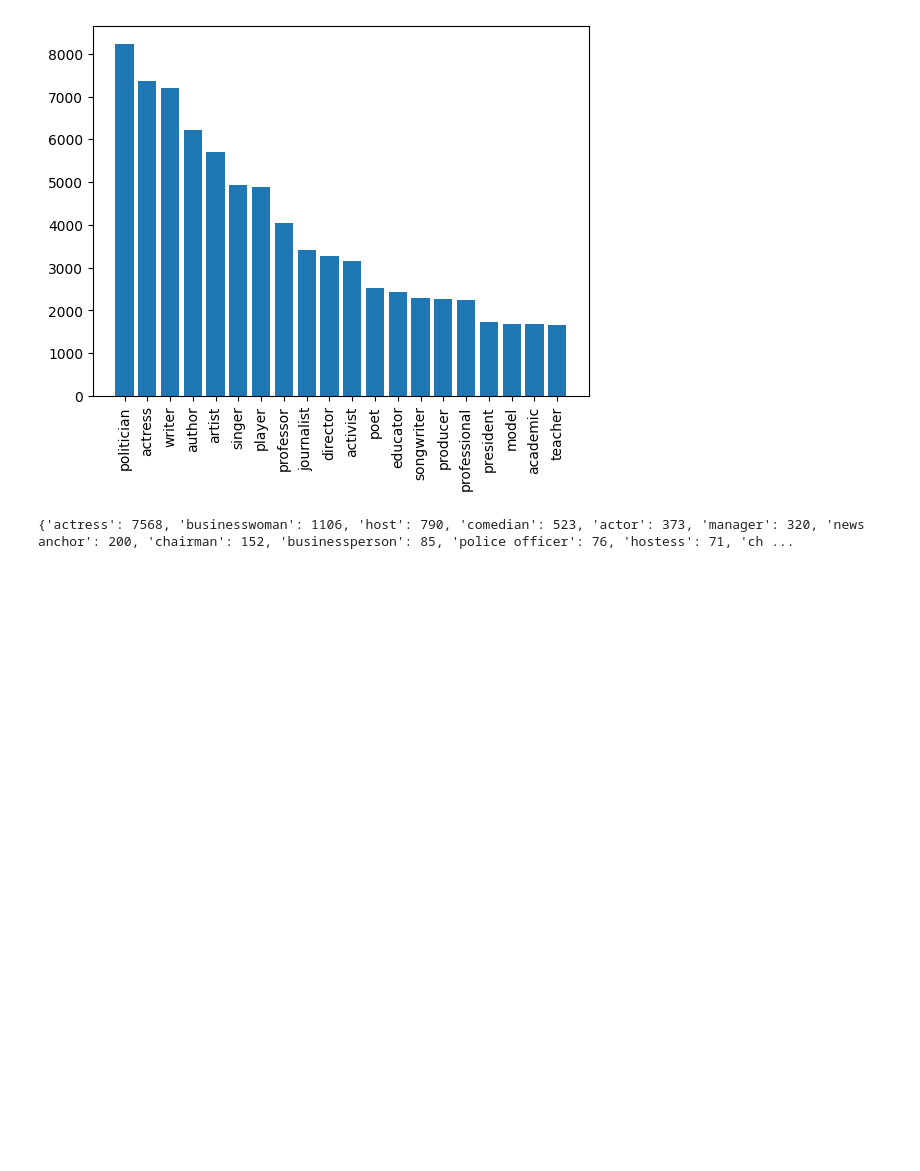
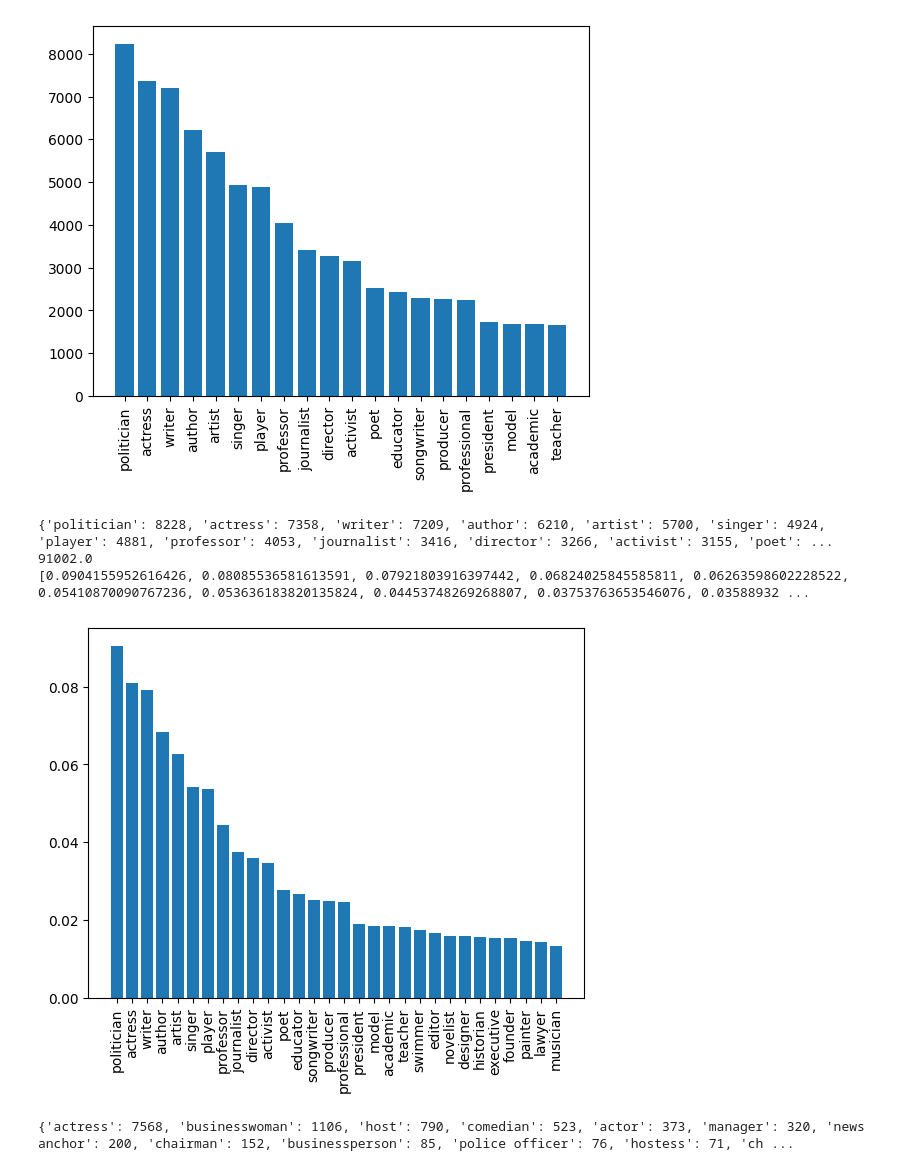
Before and after one commit to emmaccaulfield/masters_thesis, a Jupyter notebook: dictionary_lookup.ipynb, the cells around one changed output. Drawn from its saved outputs; the diff is of its cells as text; code cells hidden in the pictures; blank space fills up the shorter version.

Commit message:
charts

```diff
--- a/dictionary_lookup.ipynb
+++ b/dictionary_lookup.ipynb
@@ -344,9 +344,15 @@ Counter({'businessman': 2433, 'actor': 2101, 'manager': 947, 'chairman': 737, 'c
 # %%
 def make_plot(overlapping_occ_counts):
     # get bar chart of top 20 occupations
-    ten_items = dict(sorted(overlapping_occ_counts.items(), key=itemgetter(1), reverse=True)[:20])
+    ten_items = dict(sorted(overlapping_occ_counts.items(), key=itemgetter(1), reverse=True)[:30])
     print(ten_items)
-    plt.bar(range(len(ten_items)), list(ten_items.values()), align='center')
+    values = list(ten_items.values())
+    values = [float(i) for i in values]
+    values_sum = sum(values)
+    print(values_sum)
+    averages = [x / values_sum for x in values]
+    print(averages[:10])
+    plt.bar(range(len(ten_items)), averages, align='center')
     plt.xticks(range(len(ten_items)), list(ten_items.keys()))
     plt.xticks(rotation=90)
     # plt.title("")
@@ -356,6 +362,14 @@ make_plot(overlapping_occ_counts_s1_female_all)
 # %% [output]
 {'politician': 8228, 'actress': 7358, 'writer': 7209, 'author': 6210, 'artist': 5700, 'singer': 4924, 'player': 4881, 'professor': 4053, 'journalist': 3416, 'director': 3266, 'activist': 3155, 'poet': ...
 [figure]
+# %%
+# plot with percentages of occurences (out of all occ titles)
+make_plot(overlapping_occ_counts_s1_female_all)
+# %% [output]
+{'politician': 8228, 'actress': 7358, 'writer': 7209, 'author': 6210, 'artist': 5700, 'singer': 4924, 'player': 4881, 'professor': 4053, 'journalist': 3416, 'director': 3266, 'activist': 3155, 'poet': ...
+91002.0
+[0.0904155952616426, 0.08085536581613591, 0.07921803916397442, 0.06824025845585811, 0.06263598602228522, 0.05410870090767236, 0.053636183820135824, 0.04453748269268807, 0.03753763653546076, 0.03588932 ...
+[figure, added]
 # %%
 make_plot(overlapping_occ_counts_s1_female)
 # %% [output]
```
Also changed, not shown: parts of 1 cell of this notebook.
